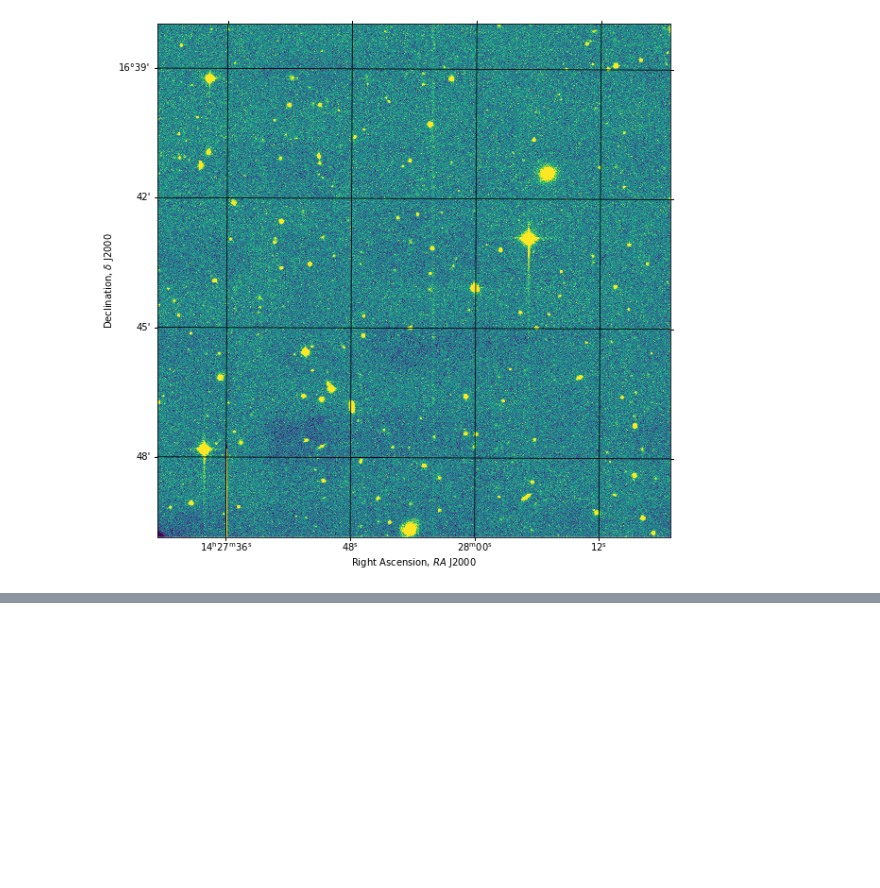
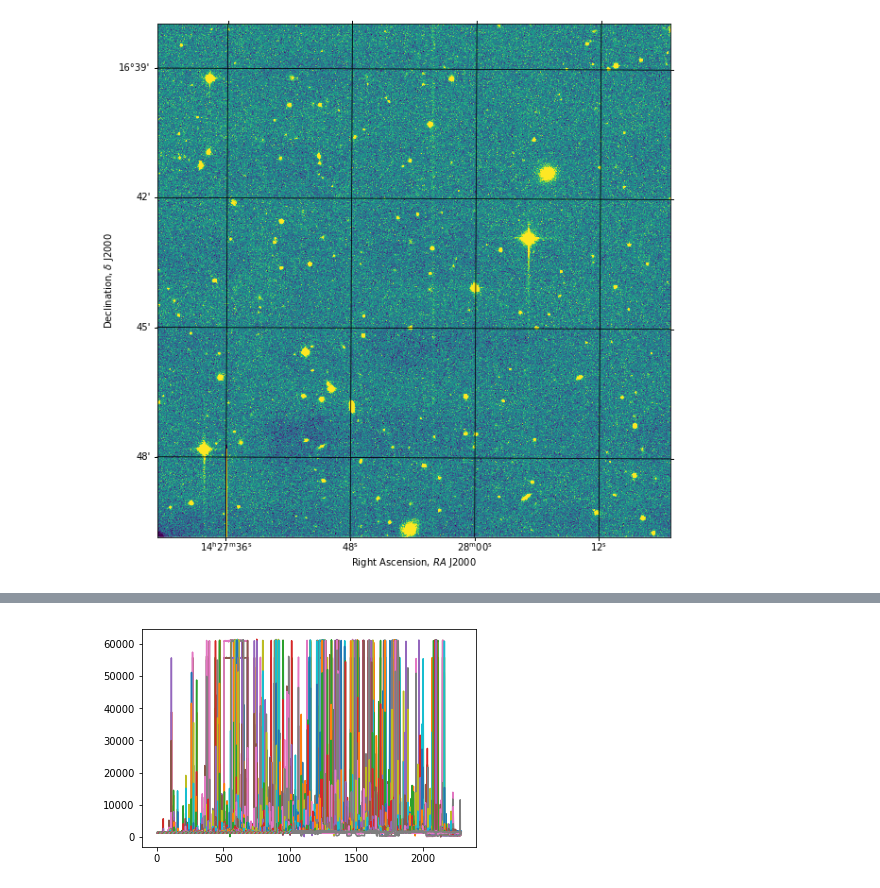
Before and after one commit to lockepatton/ASTR100-2020, a Jupyter notebook: Notes/2020_02_04_Astropy_and_Fits/Notes_2020_02_04.ipynb, the cells around one changed output, grey strips where cells are left out. Drawn from its saved outputs; the diff is of its cells as text; code cells hidden in the pictures; blank space fills up the shorter version.

```diff
--- a/Notes/2020_02_04_Astropy_and_Fits/Notes_2020_02_04.ipynb
+++ b/Notes/2020_02_04_Astropy_and_Fits/Notes_2020_02_04.ipynb
@@ -104,0 +125,10 @@ WARNING: FITSFixedWarning: Removed redundant SCAMP distortion parameters because
+# %%
+y, x = np.indices(data.shape)
+
+center = np.array([(x.max()-x.min())/2.0, (y.max()-y.min())/2.0])
+
+r = np.hypot(x - center[0], y - center[1])
+
+plt.plot(r, data);
+# %% [output]
+[figure, added]
```
Also changed, not shown: parts of 3 cells of this notebook, 1 other file.
